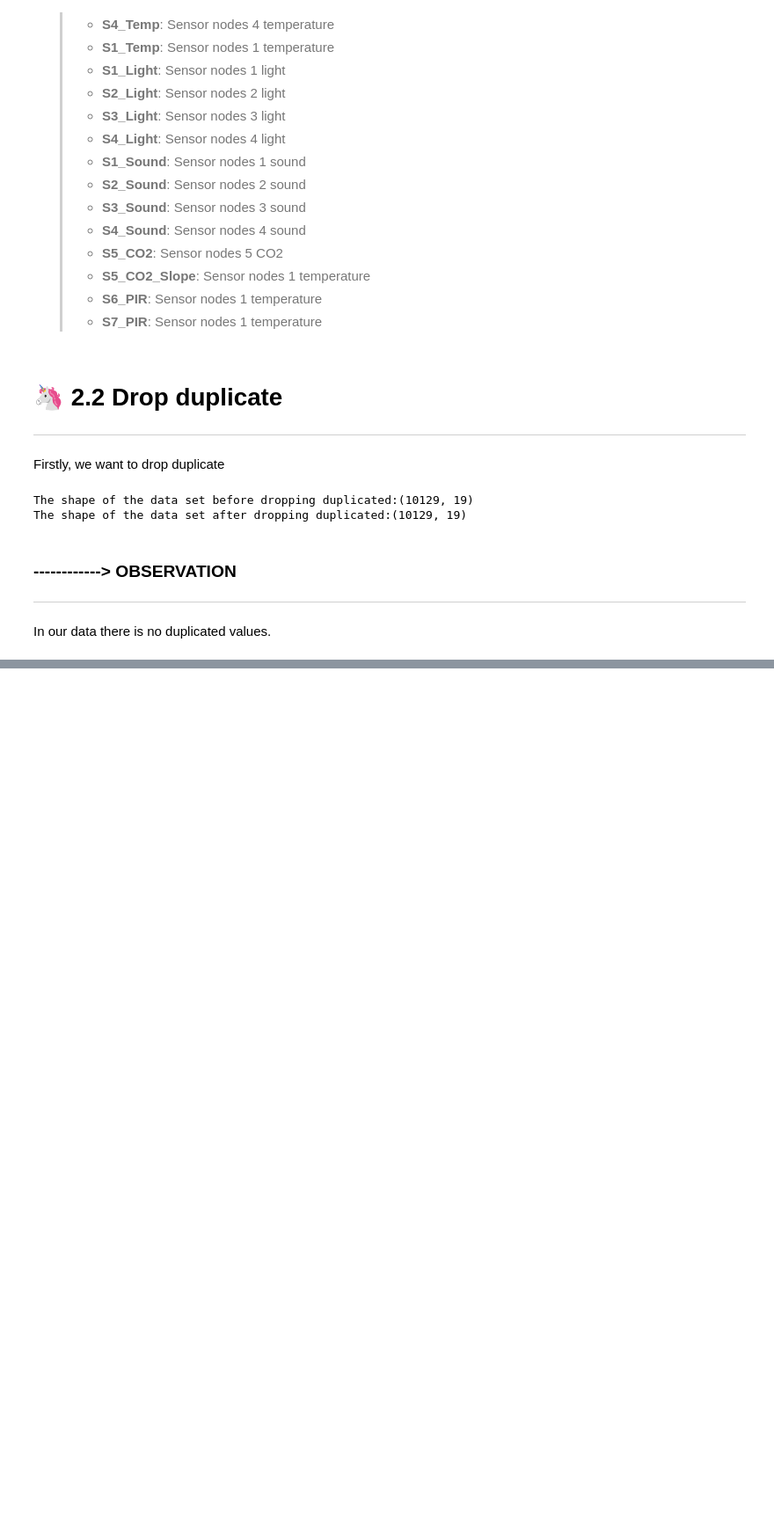
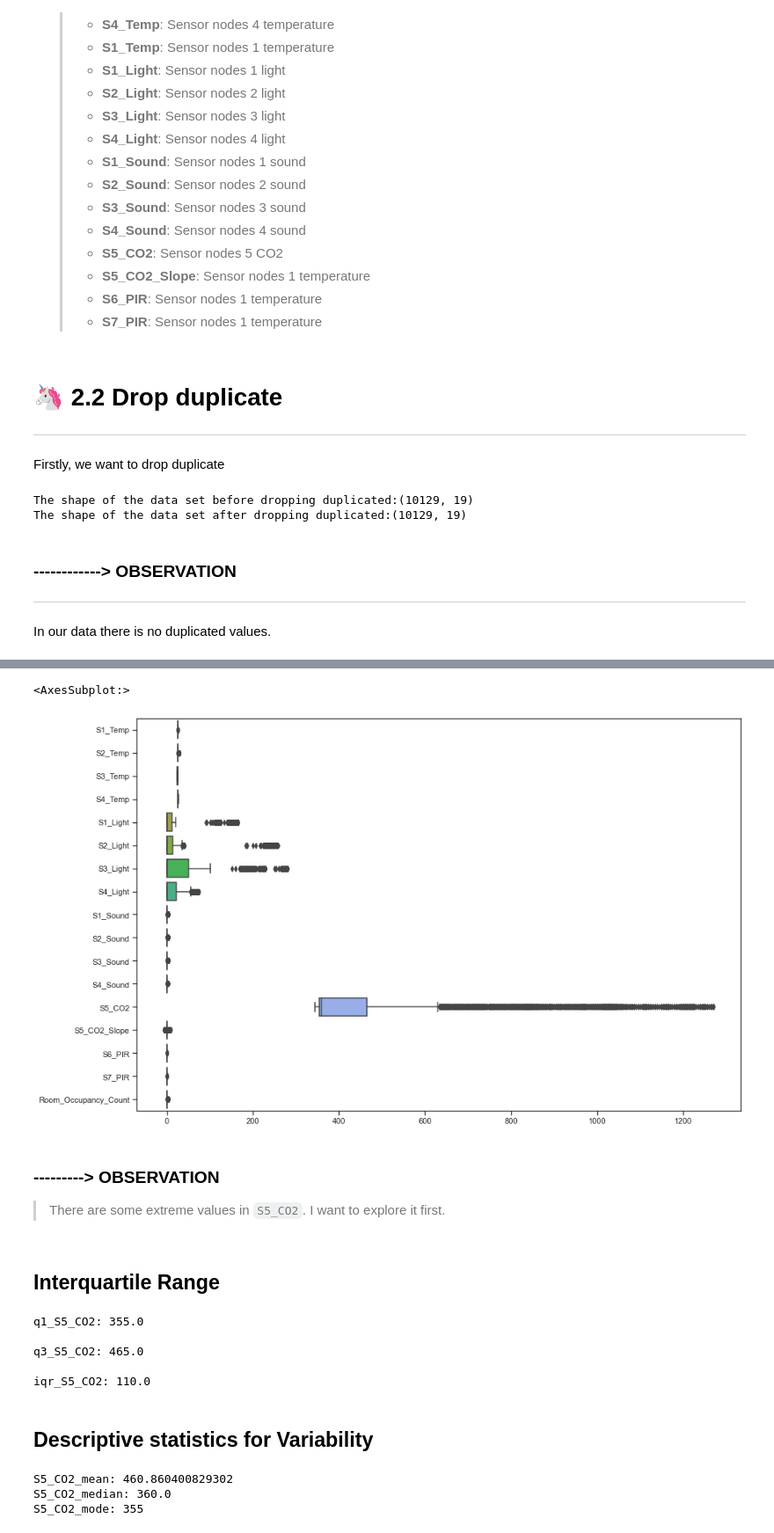
Before and after one commit to ChauHuynh1/Room-Occupancy-Estimation, a Jupyter notebook: EEET2485_GroupProject.ipynb, the cells around one changed output, grey strips where cells are left out. Shown at 88% size. Drawn from its saved outputs; the diff is of its cells as text; code cells hidden in the pictures; blank space fills up the shorter version.

Commit message:
update outliers

```diff
--- a/EEET2485_GroupProject.ipynb
+++ b/EEET2485_GroupProject.ipynb
@@ -320,0 +349,43 @@ In our data there is no duplicated values.
+# %%
+# plot the boxplot to see the outlier of each numerical column
+plt.figure(figsize= (15,10))
+sns.boxplot(data=df,orient="h")
+# %% [output]
+<AxesSubplot:>
+[figure, added]
+# %% [markdown]
+### ---------> OBSERVATION
+> There are some extreme values in `S5_CO2`. I want to explore it first.
+# %% [markdown]
+## Interquartile Range
+# %%
+# calculate the q1 and q3 and then the iqr
+q1_S5_CO2 = df['S5_CO2'].quantile(.25)
+q3_S5_CO2 = df['S5_CO2'].quantile(.75)
+iqr_S5_CO2 = q3_S5_CO2 - q1_S5_CO2
+
+print("q1_S5_CO2:", q1_S5_CO2, "\n")
+print("q3_S5_CO2:", q3_S5_CO2, "\n")
+print("iqr_S5_CO2:", iqr_S5_CO2)
+# %% [output]
+q1_S5_CO2: 355.0
+
+q3_S5_CO2: 465.0
+
+iqr_S5_CO2: 110.0
+# %% [markdown]
+## Descriptive statistics for Variability
+# %%
+# look at the price mean
+S5_CO2_mean = df['S5_CO2'].mean()
+print("S5_CO2_mean:", S5_CO2_mean)
+# look at the price median
+S5_CO2_median = df['S5_CO2'].median()
+print("S5_CO2_median:", S5_CO2_median)
+# look at the price mode
+S5_CO2_mode = df['S5_CO2'].mode().values[0]
+print("S5_CO2_mode:", S5_CO2_mode)
+# %% [output]
+S5_CO2_mean: 460.860400829302
+S5_CO2_median: 360.0
+S5_CO2_mode: 355
```
Also changed, not shown: parts of 71 cells of this notebook.
